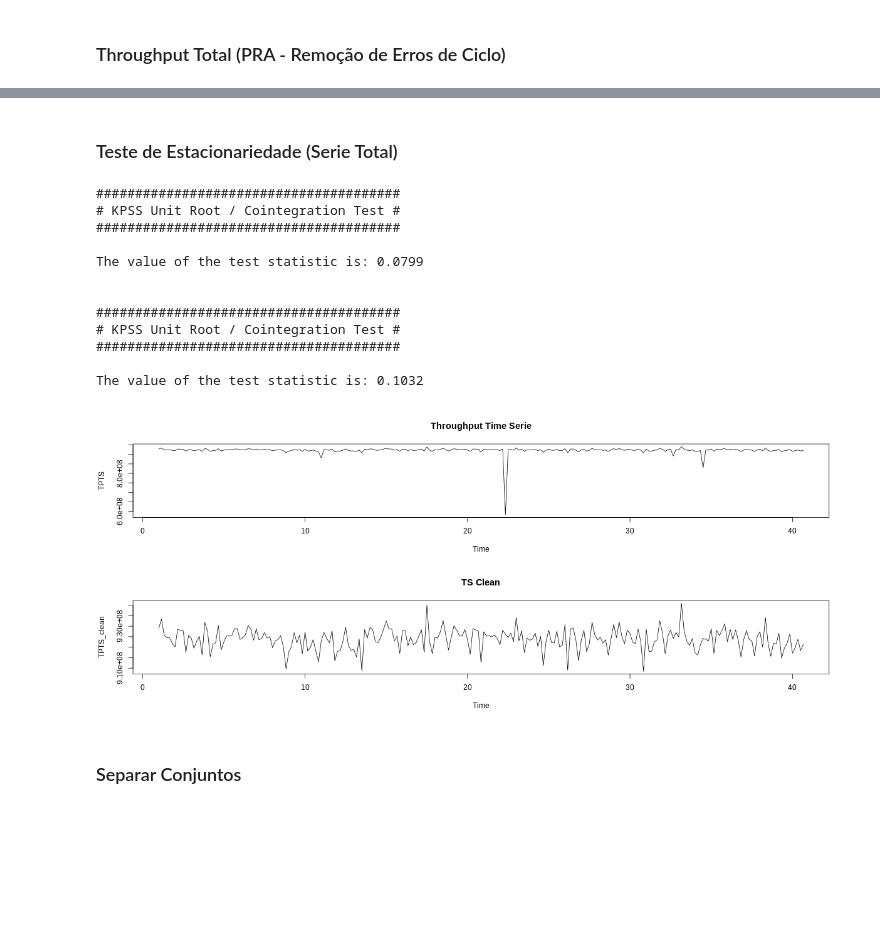
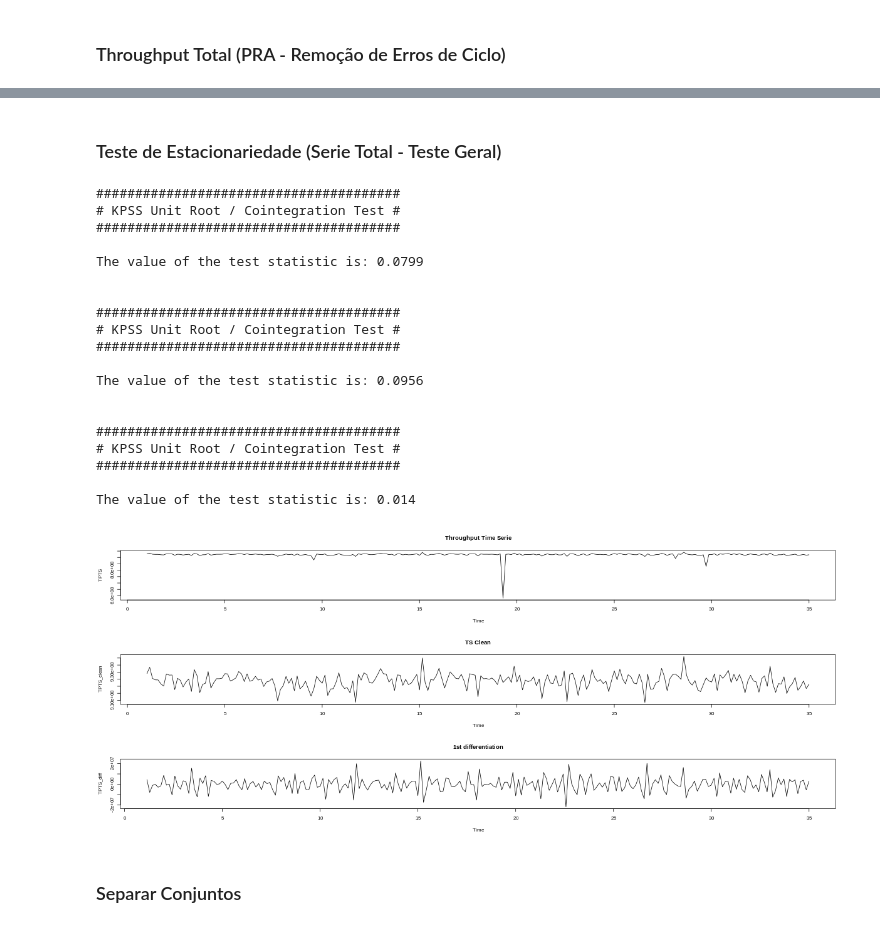
Before and after one commit to LarcesUece/UECE-RNP-PMon2022, a Jupyter notebook: Teste-inicial-TP12210822.ipynb, the cells around one changed output, grey strips where cells are left out. Cells and saved outputs as stored; diff of their text form; code cells hidden in the pictures; blank space fills up the shorter version.

Commit message:
Modelo incial com dados de TP entre 12/21 e 08/22 (Teste)

```diff
--- a/Teste-inicial-TP12210822.ipynb
+++ b/Teste-inicial-TP12210822.ipynb
@@ -136,10 +136,6 @@ metrics = importr('Metrics')
 ### Throughput Total (PRA - Remoção de Erros de Ciclo)
 # %%
 TP = pd.read_csv(r'/content/Throughput12210822.csv')
-# %%
-TP = pd.read_csv(r'/content/cubic esmond data 08-19-2022')
-# %%
-TP = pd.read_csv(r'/content/cubic esmond data 08-19-2022')
 # %%
 %%R -i TP -h 400 -w 1200
 
@@ -160,32 +161,39 @@ plot(TPTS, main = "Time Serie Troughput")
 # %% [markdown]
-### Teste de Estacionariedade (Serie Total)
+### Teste de Estacionariedade (Serie Total - Teste Geral)
 # %%
 %%R -h 500 -w 1200 # uma diferenciação
 
-#TPTS_diff <- diff(TPTS_clean)
+TPTS_diff <- diff(TPTS_clean)
 
-par(mfrow = c(2,1))
+par(mfrow = c(3,1))
 plot(TPTS, main = "Throughput Time Serie")
 plot(TPTS_clean, main = "TS Clean")
-#plot(TPTS_diff, main = "1st differentiation")
+plot(TPTS_diff, main = "1st differentiation")
 
 print(ur.kpss(TPTS))
 print(ur.kpss(TPTS_clean))
-#print(ur.kpss(TPTS_diff))
+print(ur.kpss(TPTS_diff))
 # %% [output]
 #######################################
 # KPSS Unit Root / Cointegration Test #
 #######################################
 
 The value of the test statistic is: 0.0799
 
 
 #######################################
 # KPSS Unit Root / Cointegration Test #
 #######################################
 
-The value of the test statistic is: 0.1032
+The value of the test statistic is: 0.0956
+
+
+#######################################
+# KPSS Unit Root / Cointegration Test #
+#######################################
+
+The value of the test statistic is: 0.014
-[figure, old version]
+[figure, new version]
 # %% [markdown]
 ### Separar Conjuntos
 # %%
```
Also changed, not shown: parts of 10 cells of this notebook.
